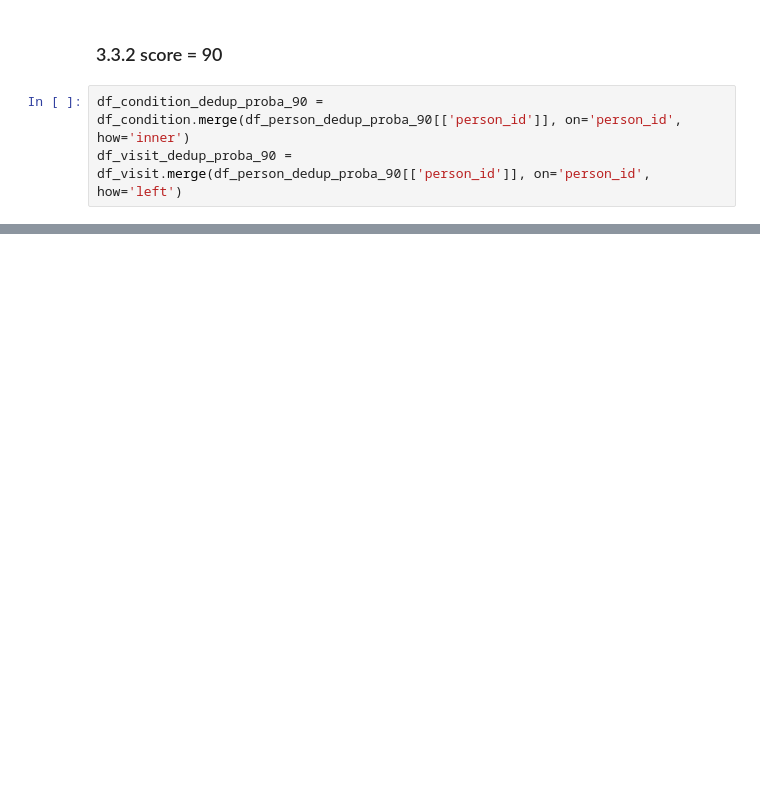
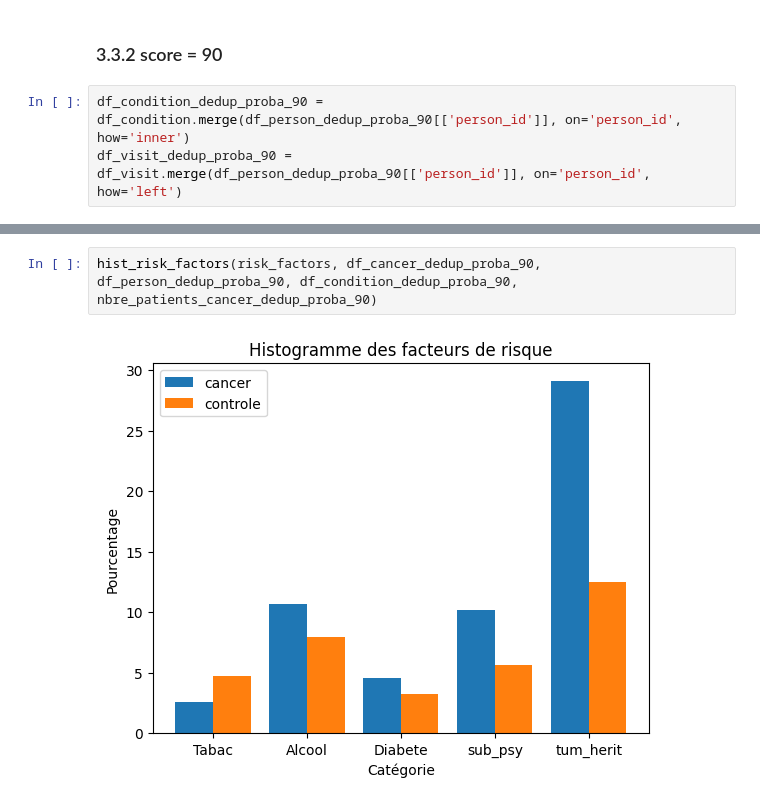
Before and after one commit to medazizbchir/EI, a Jupyter notebook: deduplication.ipynb, the cells around one changed output, grey strips where cells are left out. Saved outputs shown, nothing was run; the diff lists cells and outputs as text; blank space fills up the shorter version.

```diff
--- a/deduplication.ipynb
+++ b/deduplication.ipynb
@@ -219,0 +202,4 @@ le nombre de patients atteints de cancer est : 4114
+# %%
+hist_risk_factors(risk_factors, df_cancer_dedup_proba_90, df_person_dedup_proba_90, df_condition_dedup_proba_90, nbre_patients_cancer_dedup_proba_90)
+# %% [output]
+[figure, added]
```
Also changed, not shown: parts of 9 cells of this notebook, 1 other file.
